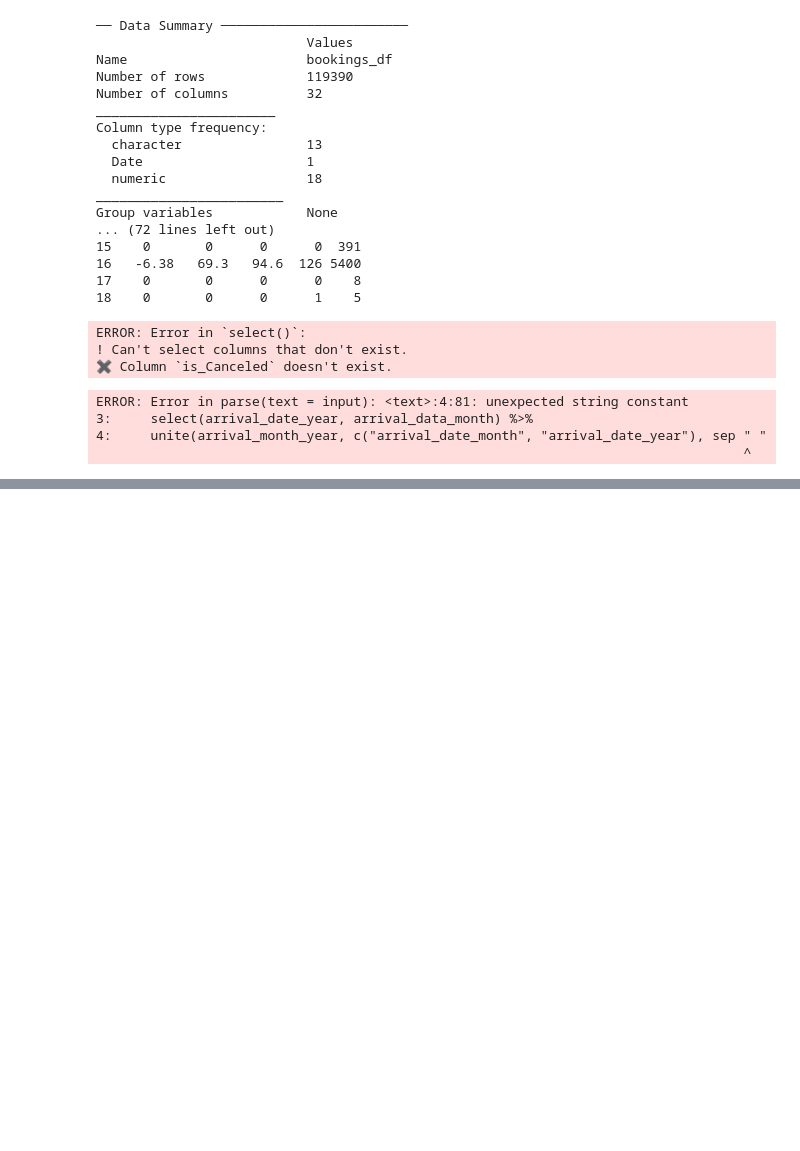
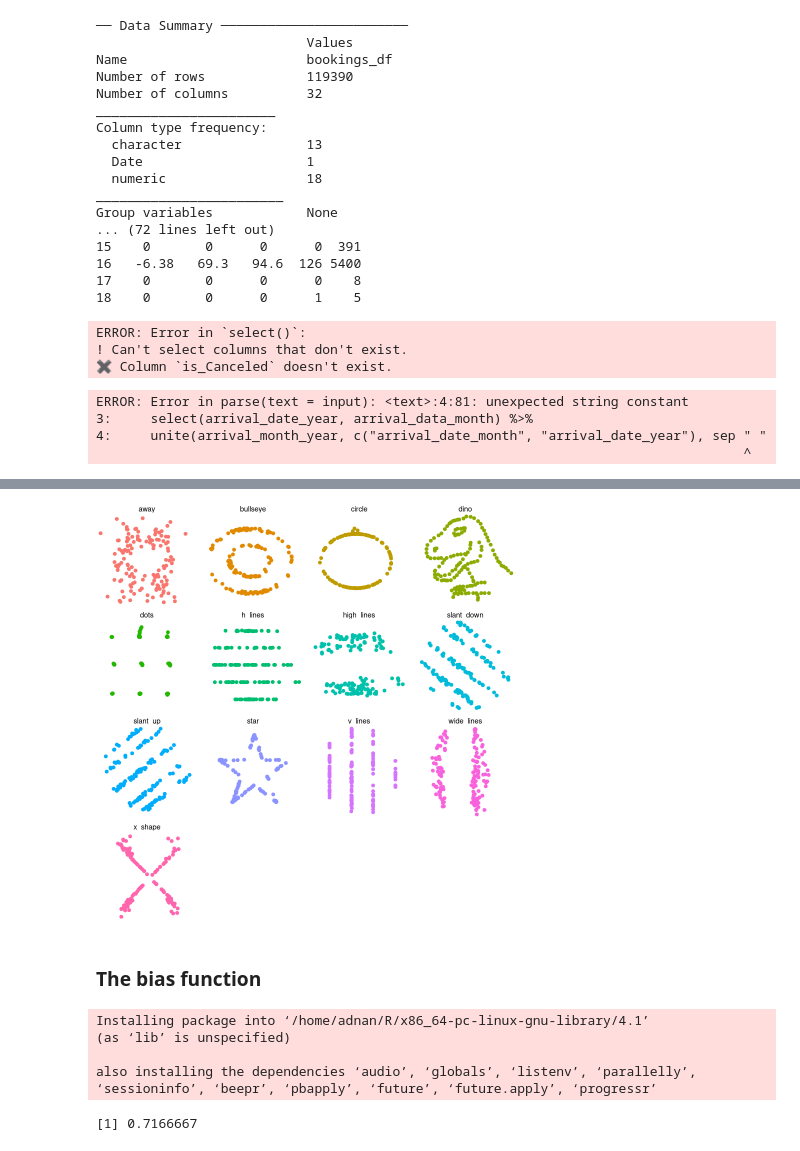
Before and after one commit to AdnanAI7/data_analysis, a Jupyter notebook: R Notebook /started.ipynb, the cells around one changed output, grey strips where cells are left out. Drawn from its saved outputs; the diff is of its cells as text; code cells hidden in the pictures; blank space fills up the shorter version.

```diff
--- a/R Notebook /started.ipynb
+++ b/R Notebook /started.ipynb
@@ -2159,0 +2369,13 @@ ERROR: Error in parse(text = input): <text>:4:81: unexpected string constant
+# %%
+ggplot(datasaurus_dozen,aes(x=x,y=y,colour=dataset))+geom_point()+theme_void()+theme(legend.position = "none")+facet_wrap(~dataset)
+# %% [output]
+[figure, added]
+# %% [markdown]
+### The bias function
+# %%
+install.packages("SimDesign")
+# %% [output]
+Installing package into ‘/home/adnan/R/x86_64-pc-linux-gnu-library/4.1’
+(as ‘lib’ is unspecified)
+
+also installing the dependencies ‘audio’, ‘globals’, ‘listenv’, ‘parallelly’, ‘sessioninfo’, ‘beepr’, ‘pbapply’, ‘future’, ‘future.apply’, ‘progressr’
@@ -2159,0 +2387,4 @@ ERROR: Error in parse(text = input): <text>:4:81: unexpected string constant
+# %%
+bias(actual_temp, predicted_temp)
+# %% [output]
+[1] 0.7166667
```
Also changed, not shown: parts of 78 cells of this notebook, 1 other file.
